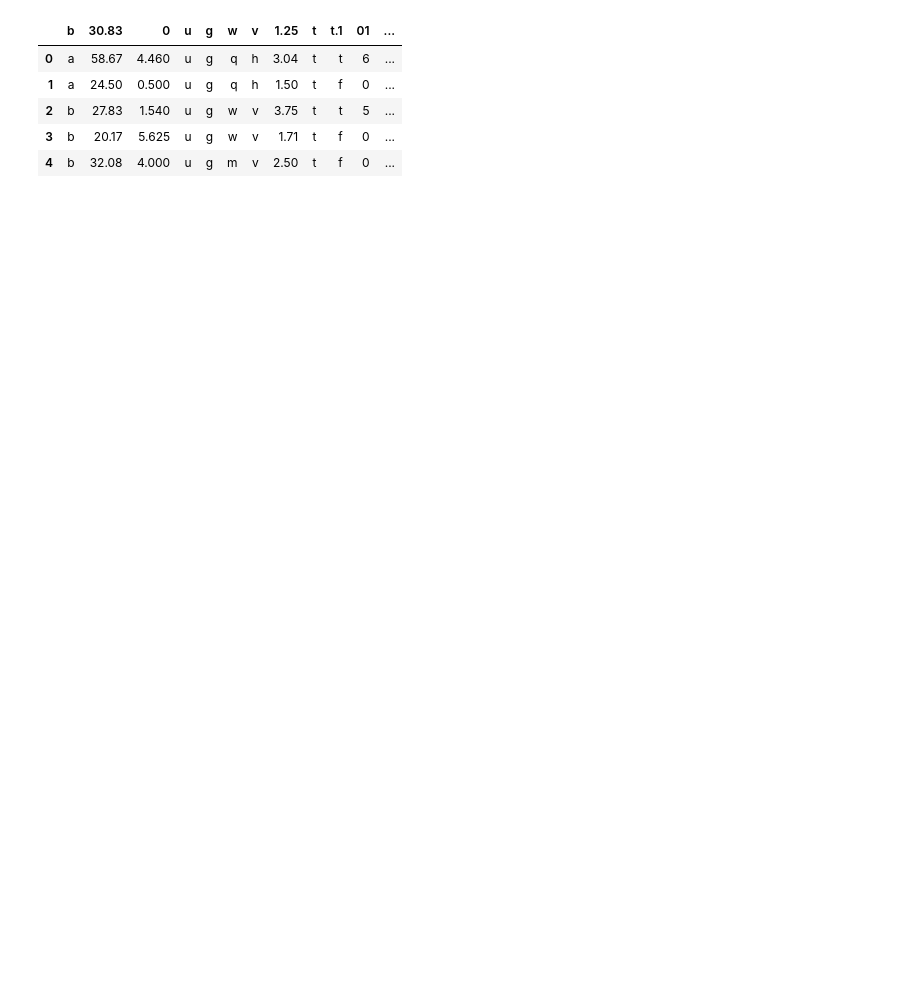
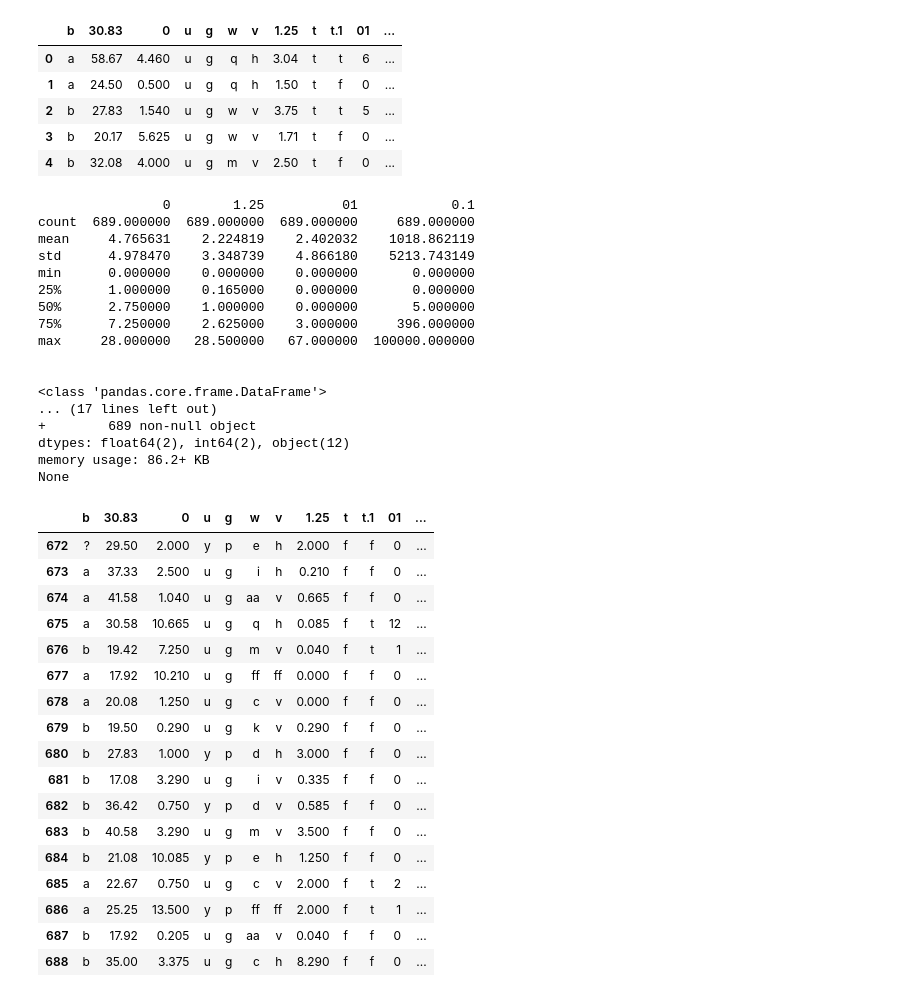
Before and after one commit to dshahid380/Predicting-credit-card-approval, a Jupyter notebook: main.ipynb, the cells around one changed output. Saved outputs shown, nothing was run; the diff lists cells and outputs as text; code cells hidden in the pictures; blank space fills up the shorter version.

```diff
--- a/main.ipynb
+++ b/main.ipynb
@@ -8,5 +8,5 @@ from sklearn.linear_model import LogisticRegression
 from sklearn.metrics import confusion_matrix
 from sklearn.model_selection import GridSearchCV
 # %%
-df=pd.read_csv('cc_approval.csv')
+cc_apps=pd.read_csv('cc_approval.csv')
 # %%
@@ -18,3 +18,55 @@ df.head()
 | 2 | b | 27.83 | 1.540 | u | g | w | v | 3.75 | t | t | 5 | ... |
 | 3 | b | 20.17 | 5.625 | u | g | w | v | 1.71 | t | f | 0 | ... |
 | 4 | b | 32.08 | 4.000 | u | g | m | v | 2.50 | t | f | 0 | ... |
+# %%
+# Print summary statistics
+cc_apps_description = cc_apps.describe()
+print(cc_apps_description)
+
+print("\n")
+
+# Print DataFrame information
+cc_apps_info = cc_apps.info()
+print(cc_apps_info)
+
+print("\n")
+
+# Inspect missing values in the dataset
+
+cc_apps.tail(17)
+# %% [output]
+                0        1.25          01            0.1
+count  689.000000  689.000000  689.000000     689.000000
+mean     4.765631    2.224819    2.402032    1018.862119
+std      4.978470    3.348739    4.866180    5213.743149
+min      0.000000    0.000000    0.000000       0.000000
+25%      1.000000    0.165000    0.000000       0.000000
+50%      2.750000    1.000000    0.000000       5.000000
+75%      7.250000    2.625000    3.000000     396.000000
+max     28.000000   28.500000   67.000000  100000.000000
+
+
+<class 'pandas.core.frame.DataFrame'>
+... (17 lines left out)
++        689 non-null object
+dtypes: float64(2), int64(2), object(12)
+memory usage: 86.2+ KB
+None
+|  | b | 30.83 | 0 | u | g | w | v | 1.25 | t | t.1 | 01 | ... |
+| 672 | ? | 29.50 | 2.000 | y | p | e | h | 2.000 | f | f | 0 | ... |
+| 673 | a | 37.33 | 2.500 | u | g | i | h | 0.210 | f | f | 0 | ... |
+| 674 | a | 41.58 | 1.040 | u | g | aa | v | 0.665 | f | f | 0 | ... |
+| 675 | a | 30.58 | 10.665 | u | g | q | h | 0.085 | f | t | 12 | ... |
+| 676 | b | 19.42 | 7.250 | u | g | m | v | 0.040 | f | t | 1 | ... |
+| 677 | a | 17.92 | 10.210 | u | g | ff | ff | 0.000 | f | f | 0 | ... |
+| 678 | a | 20.08 | 1.250 | u | g | c | v | 0.000 | f | f | 0 | ... |
+| 679 | b | 19.50 | 0.290 | u | g | k | v | 0.290 | f | f | 0 | ... |
+| 680 | b | 27.83 | 1.000 | y | p | d | h | 3.000 | f | f | 0 | ... |
+| 681 | b | 17.08 | 3.290 | u | g | i | v | 0.335 | f | f | 0 | ... |
+| 682 | b | 36.42 | 0.750 | y | p | d | v | 0.585 | f | f | 0 | ... |
+| 683 | b | 40.58 | 3.290 | u | g | m | v | 3.500 | f | f | 0 | ... |
+| 684 | b | 21.08 | 10.085 | y | p | e | h | 1.250 | f | f | 0 | ... |
+| 685 | a | 22.67 | 0.750 | u | g | c | v | 2.000 | f | t | 2 | ... |
+| 686 | a | 25.25 | 13.500 | y | p | ff | ff | 2.000 | f | t | 1 | ... |
+| 687 | b | 17.92 | 0.205 | u | g | aa | v | 0.040 | f | f | 0 | ... |
+| 688 | b | 35.00 | 3.375 | u | g | c | h | 8.290 | f | f | 0 | ... |
```
Also changed, not shown: parts of 11 cells of this notebook.
